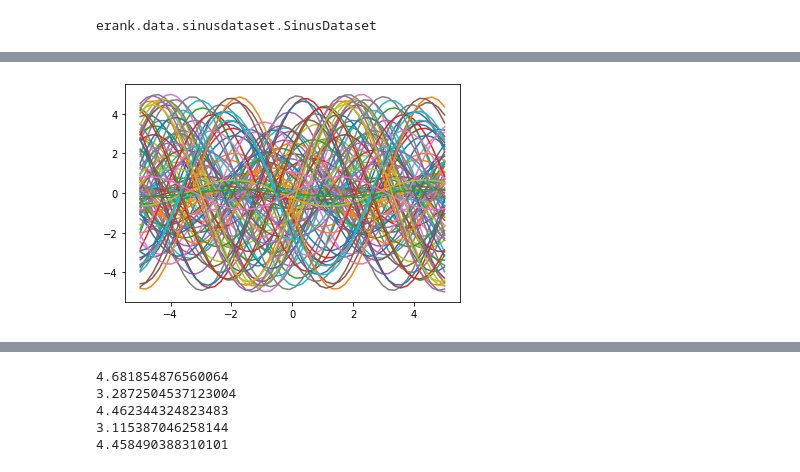
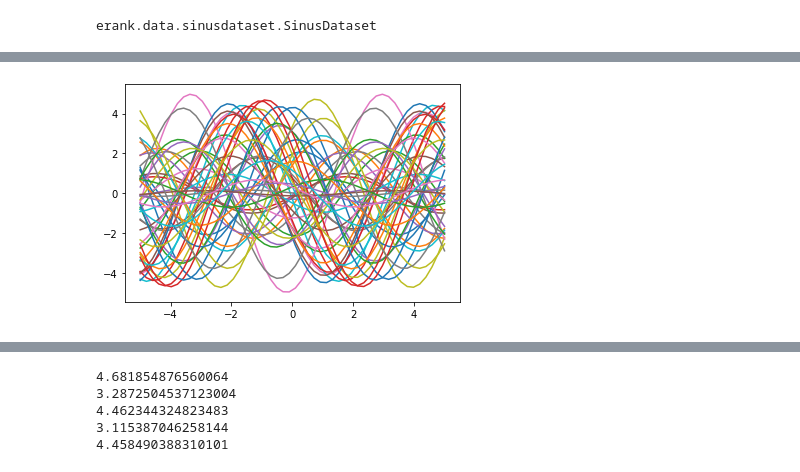
Before and after one commit to maximilianmbeck/erank, a Jupyter notebook: notebooks/6.1-Sinusdataset.ipynb, the cells around one changed output, grey strips where cells are left out. Cells and saved outputs as stored; diff of their text form; code cells hidden in the pictures.

```diff
--- a/notebooks/6.1-Sinusdataset.ipynb
+++ b/notebooks/6.1-Sinusdataset.ipynb
@@ -49,8 +49,8 @@ plot_tasks(tasks)
 # %%
-# plot all tasks
-plot_tasks(sinus_dataset.tasks)
+# plot many tasks
+plot_tasks(sinus_dataset.sample_tasks(50))
 # %% [output]
-[figure, old version]
+[figure, new version]
 # %%
 task = tasks[4]
 # %%
```
Also changed, not shown: parts of 10 cells of this notebook, 1 other file.
